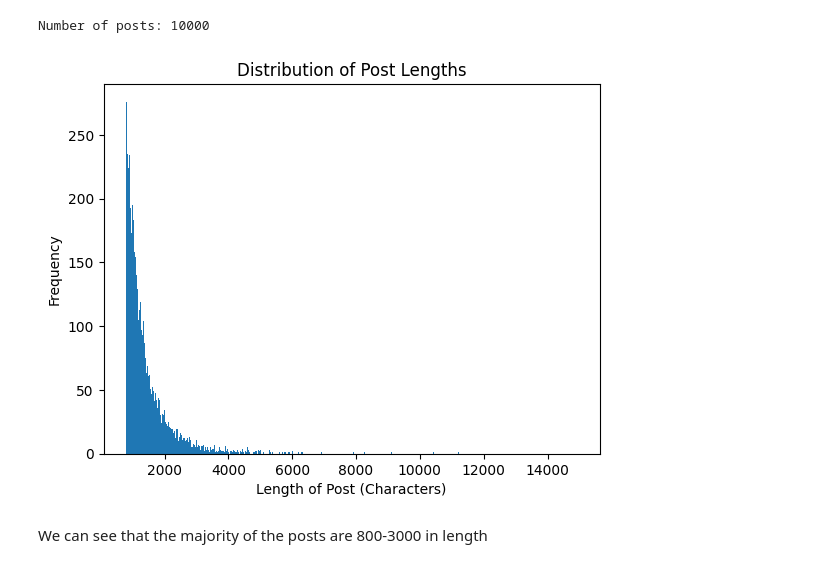
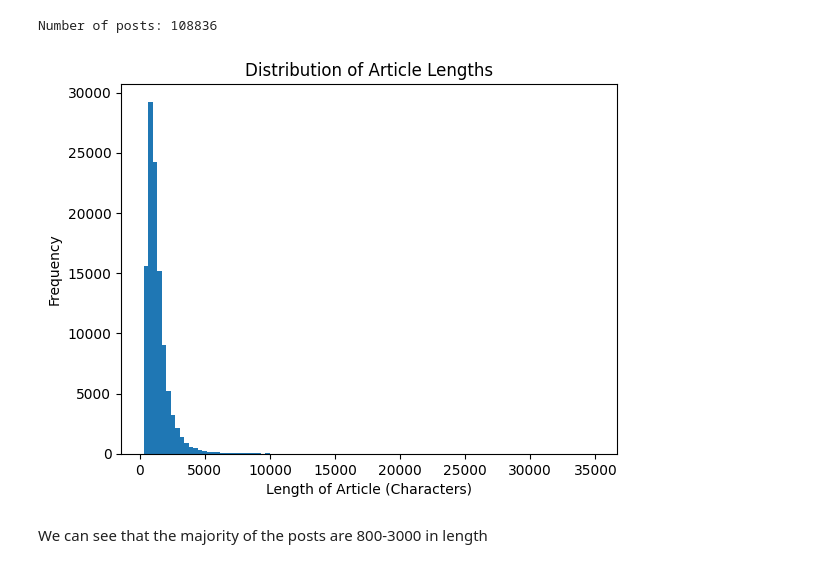
Before and after one commit to DanielHevdeli/hafifot-tiug, a Jupyter notebook: notebooks/EDA.ipynb, the cells around one changed output. Cells and saved outputs as stored; diff of their text form; code cells hidden in the pictures.

Commit message:
Updating EDA to load the data from my hugging face

```diff
--- a/notebooks/EDA.ipynb
+++ b/notebooks/EDA.ipynb
@@ -15,7 +19,7 @@ import pandas as pd
 import matplotlib.pyplot as plt
 from transformers import BertTokenizer, AutoTokenizer
 # %%
-data = pd.read_csv('hafifot-tiug/data/raw/articles_clean.jsonl')
-metadata = pd.read_csv('hafifot-tiug/data/raw/articles_metadata.csv')
-df.head()
+data = pd.read_json('c14_data/raw/articles_clean.jsonl', lines=True)
+metadata = pd.read_csv('c14_data/raw/articles_metadata.csv')
+metadata.head()
 # %% [output]
@@ -28,15 +41,15 @@ df.head()
 # %%
-print(f'Number of posts: {len(df)}')
+print(f'Number of posts: {len(data)}')
 # %% [output]
-Number of posts: 10000
+Number of posts: 108836
 # %%
-plt.hist(df['length'], bins=1000)
-plt.xlabel('Length of Post (Characters)')
+plt.hist(data['length'], bins=100)
+plt.xlabel('Length of Article (Characters)')
 plt.ylabel('Frequency')
-plt.title('Distribution of Post Lengths')
+plt.title('Distribution of Article Lengths')
 plt.show()
 # %% [output]
-[figure, old version]
+[figure, new version]
 # %% [markdown]
 We can see that the majority of the posts are 800-3000 in length
 # %%
```
Also changed, not shown: parts of 5 cells of this notebook.
